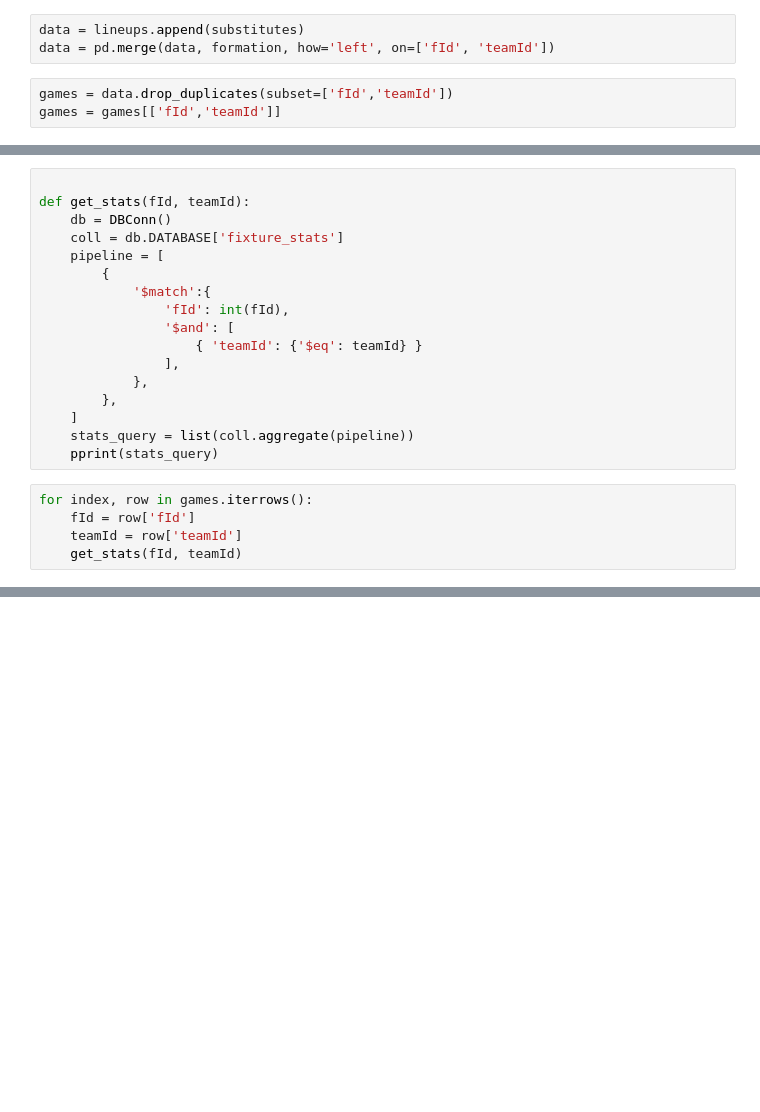
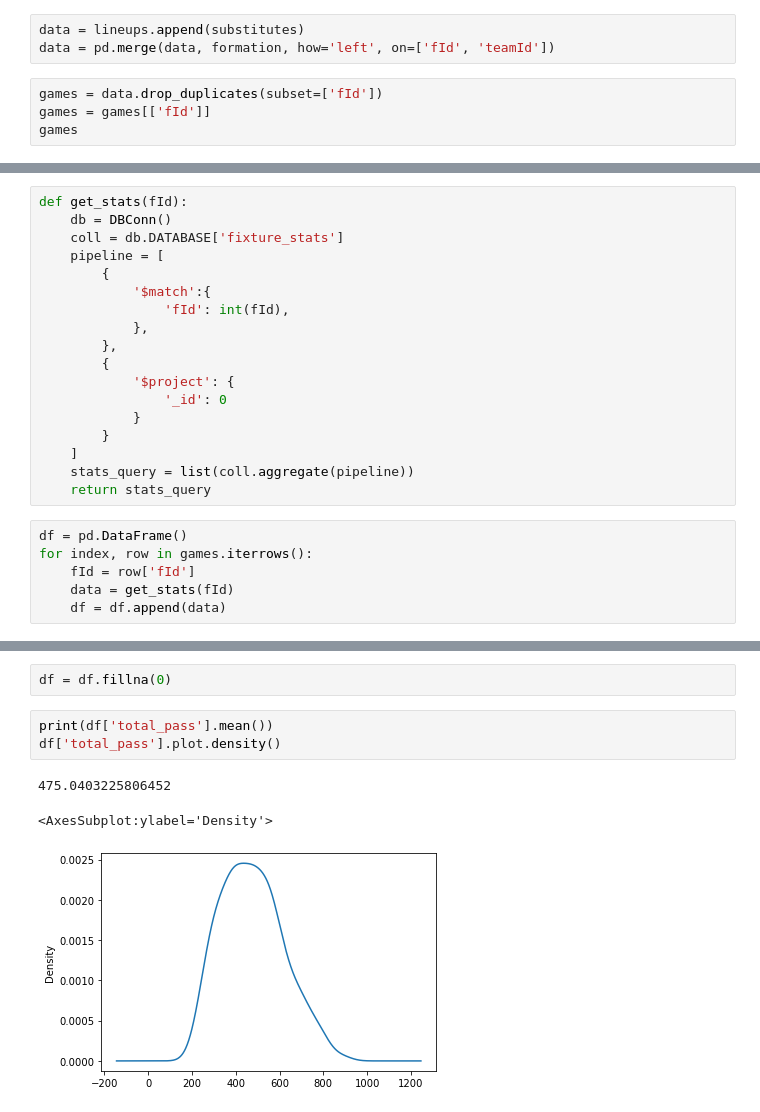
Before and after one commit to timoudas/pl_webbapp, a Jupyter notebook: backend/cli_stats/notebooks/player_insights.ipynb, the cells around one changed output, grey strips where cells are left out. Drawn from its saved outputs; the diff is of its cells as text; blank space fills up the shorter version.

```diff
--- a/backend/cli_stats/notebooks/player_insights.ipynb
+++ b/backend/cli_stats/notebooks/player_insights.ipynb
@@ -84,5 +62,6 @@ substitutes['sub'] = 1
 data = lineups.append(substitutes)
 data = pd.merge(data, formation, how='left', on=['fId', 'teamId'])
 # %%
-games = data.drop_duplicates(subset=['fId','teamId'])
-games = games[['fId','teamId']]
+games = data.drop_duplicates(subset=['fId'])
+games = games[['fId']]
+games
@@ -89,23 +82,25 @@ games = games[['fId','teamId']]
 # %%
-
-def get_stats(fId, teamId):
+def get_stats(fId):
     db = DBConn()
     coll = db.DATABASE['fixture_stats']
     pipeline = [
         {
             '$match':{
                 'fId': int(fId),
-                '$and': [
-                    { 'teamId': {'$eq': teamId} }
-                ],
             },
         },
+        {
+            '$project': {
+                '_id': 0
+            }
+        }
     ]
     stats_query = list(coll.aggregate(pipeline))
-    pprint(stats_query)
+    return stats_query
 # %%
+df = pd.DataFrame()
 for index, row in games.iterrows():
     fId = row['fId']
-    teamId = row['teamId']
-    get_stats(fId, teamId)
+    data = get_stats(fId)
+    df = df.append(data)
 # %% [output]
@@ -112,0 +120,9 @@ InvalidDocument: cannot encode object: 34, of type: <class 'numpy.int64'>
+# %%
+df = df.fillna(0)
+# %%
+print(df['total_pass'].mean())
+df['total_pass'].plot.density()
+# %% [output]
+475.0403225806452
+<AxesSubplot:ylabel='Density'>
+[figure, added]
```
Also changed, not shown: parts of 5 cells of this notebook, 4 other files.
